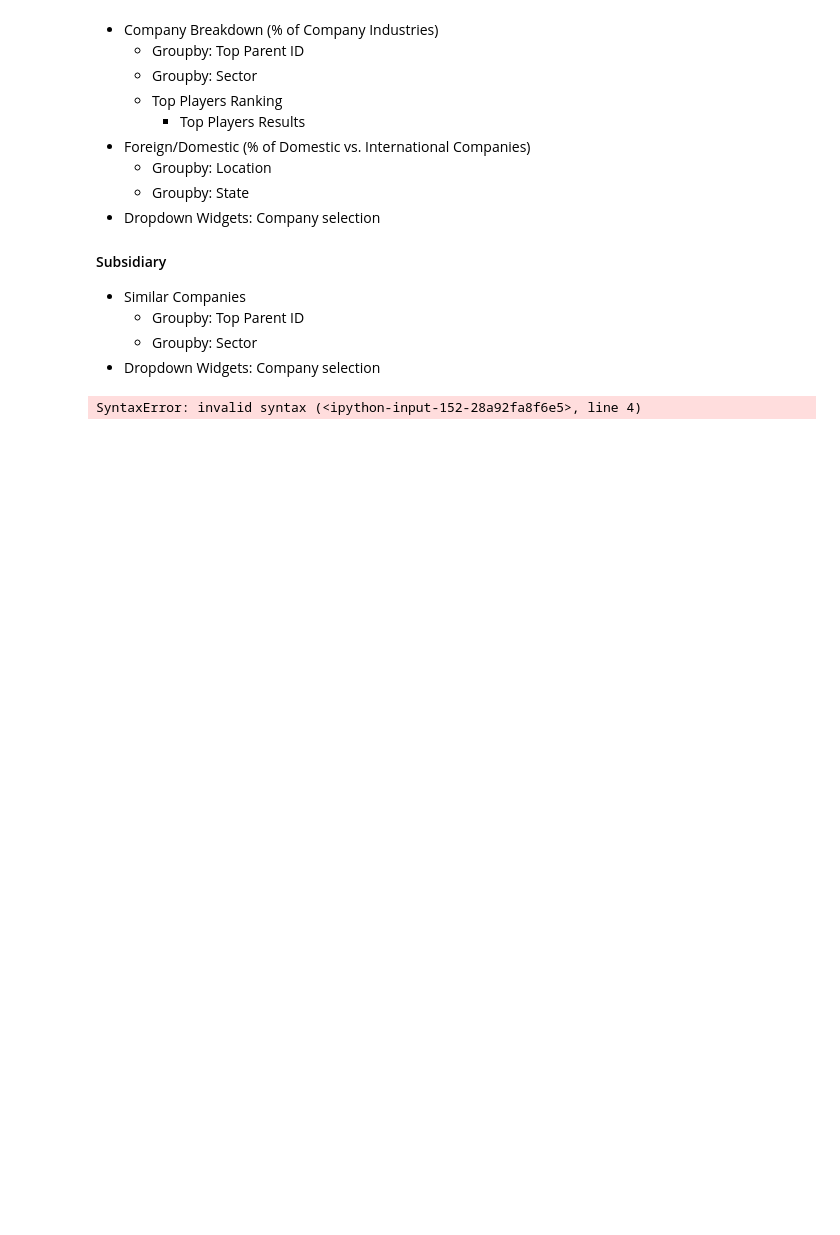
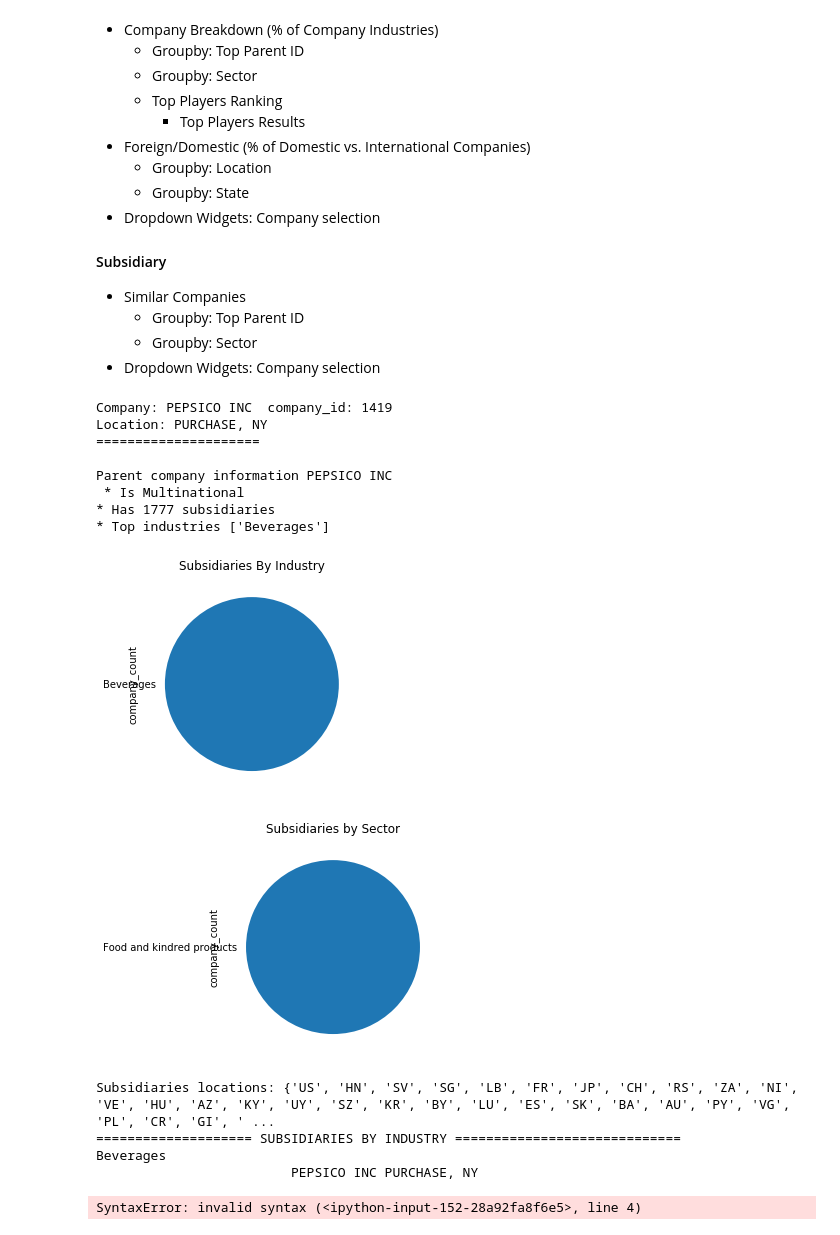
Before and after one commit to prakharchandna/info202project, a Jupyter notebook: Outline.ipynb, the cells around one changed output. Saved outputs shown, nothing was run; the diff lists cells and outputs as text; code cells hidden in the pictures; blank space fills up the shorter version.

```diff
--- a/Outline.ipynb
+++ b/Outline.ipynb
@@ -218,3 +252,7 @@ def weighted_result(x, sector):
+# %%
+def get_name_by_id(index_df, cw_id):
+    row = index_df.loc[cw_id]
+    return row[COMPANY_NAME]
 # %% [markdown]
 # A. Start Page
 
@@ -438,3 +538,56 @@ def di(company_joined2):
+# %%
+#Create a company report for any company
+#prints some information and the parent company report
+def generate_company_report(company_id):
+    co_name = get_name_by_id(company_data, company_id)
+    row = company_data.loc[company_id]
+    industry = row[INDUSTRY_NAME]
+    parents = row[PARENT_CW_ID_LIST]
+    top_parent = row[TOP_PARENT_ID]
+    top_parent_name = get_name_by_id(company_data, top_parent)
+    print("Company: " + str(co_name) + "  company_id: " + str(company_id))
+    print("Location: " + create_location_string(row))
+    print("=====================")
+    print("")
+    #size by industry, number of subsidiaries
+
+    if top_parent != company_id:
+        if top_parent in parents:
+            print("* t is a subsidiary of: " + str(top_parent_name) + " (" + str(top_parent) + ")")
+        else:
+            print("* is owned by " + str(parents))
+            print("* is an indirect subsidiary of  ")
+            print("* is a subsidiary of: " + str(top_parent_name) + " " + str(top_parent) + ")")
+        #Ask the user if they would like to see the top parent report before showing it?
+
+        if float(row[NUM_CHILDREN]) > 0.0:
+            children = row[CHILD_CW_ID_LIST]
+            print("* owns " + str(children) + " companies")
+    group = family_groups.get_group(top_parent)
+    create_top_parent_report(group, top_parent, top_parent_name)
+
+    #wish list
+    #is a multinational
+    #ranking by industry
+    #number of child locations
+    #subsidiaries locations
+# %%
+generate_company_report(1419)
+# %% [output]
+Company: PEPSICO INC  company_id: 1419
+Location: PURCHASE, NY
+=====================
+
+Parent company information PEPSICO INC
+ * Is Multinational
+* Has 1777 subsidiaries
+* Top industries ['Beverages']
+[figure, added]
+[figure, added]
+Subsidiaries locations: {'US', 'HN', 'SV', 'SG', 'LB', 'FR', 'JP', 'CH', 'RS', 'ZA', 'NI', 'VE', 'HU', 'AZ', 'KY', 'UY', 'SZ', 'KR', 'BY', 'LU', 'ES', 'SK', 'BA', 'AU', 'PY', 'VG', 'PL', 'CR', 'GI', ' ...
+==================== SUBSIDIARIES BY INDUSTRY =============================
+Beverages
+                         PEPSICO INC PURCHASE, NY
 # %%
 
 
```
Also changed, not shown: parts of 16 cells of this notebook.
